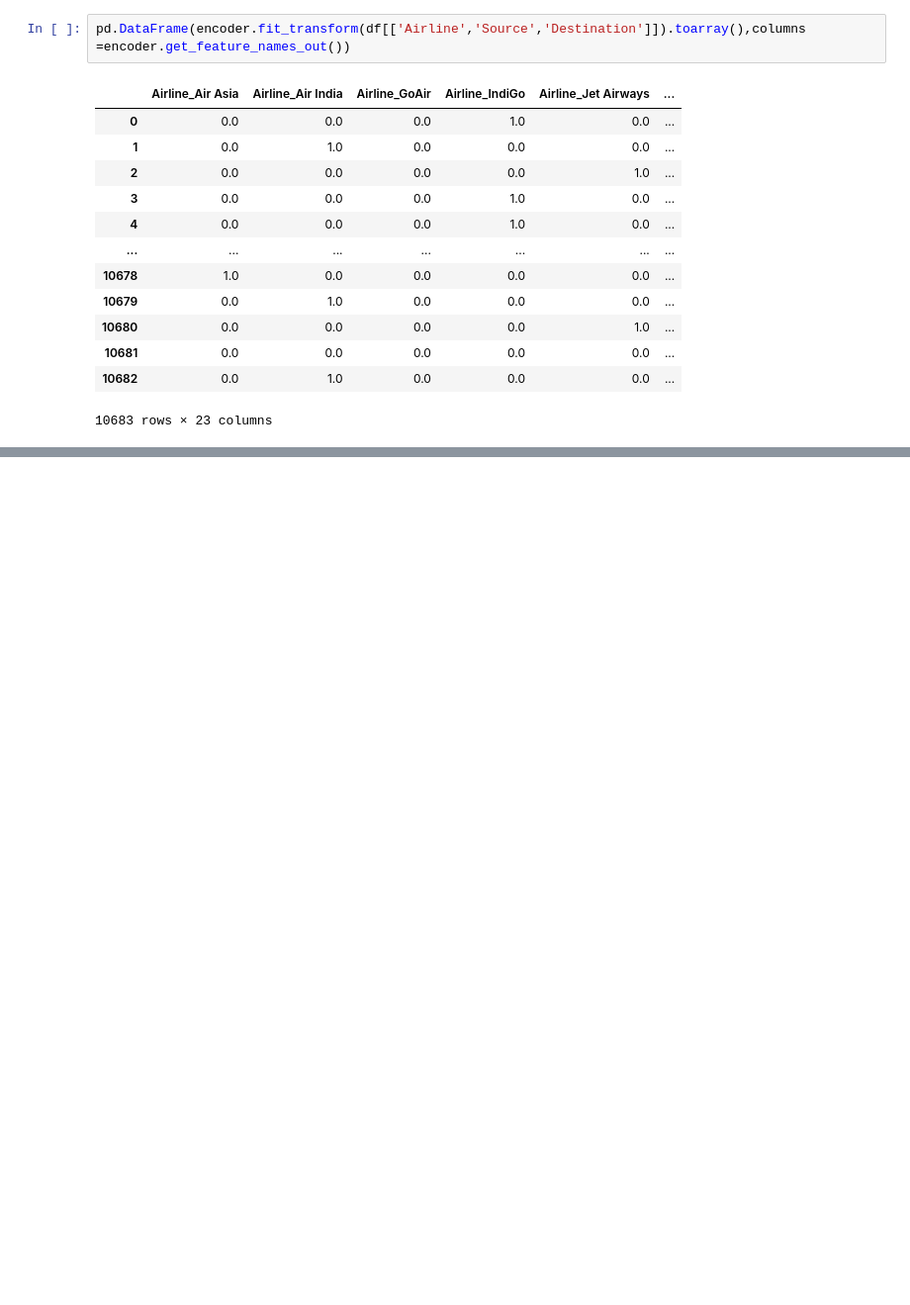
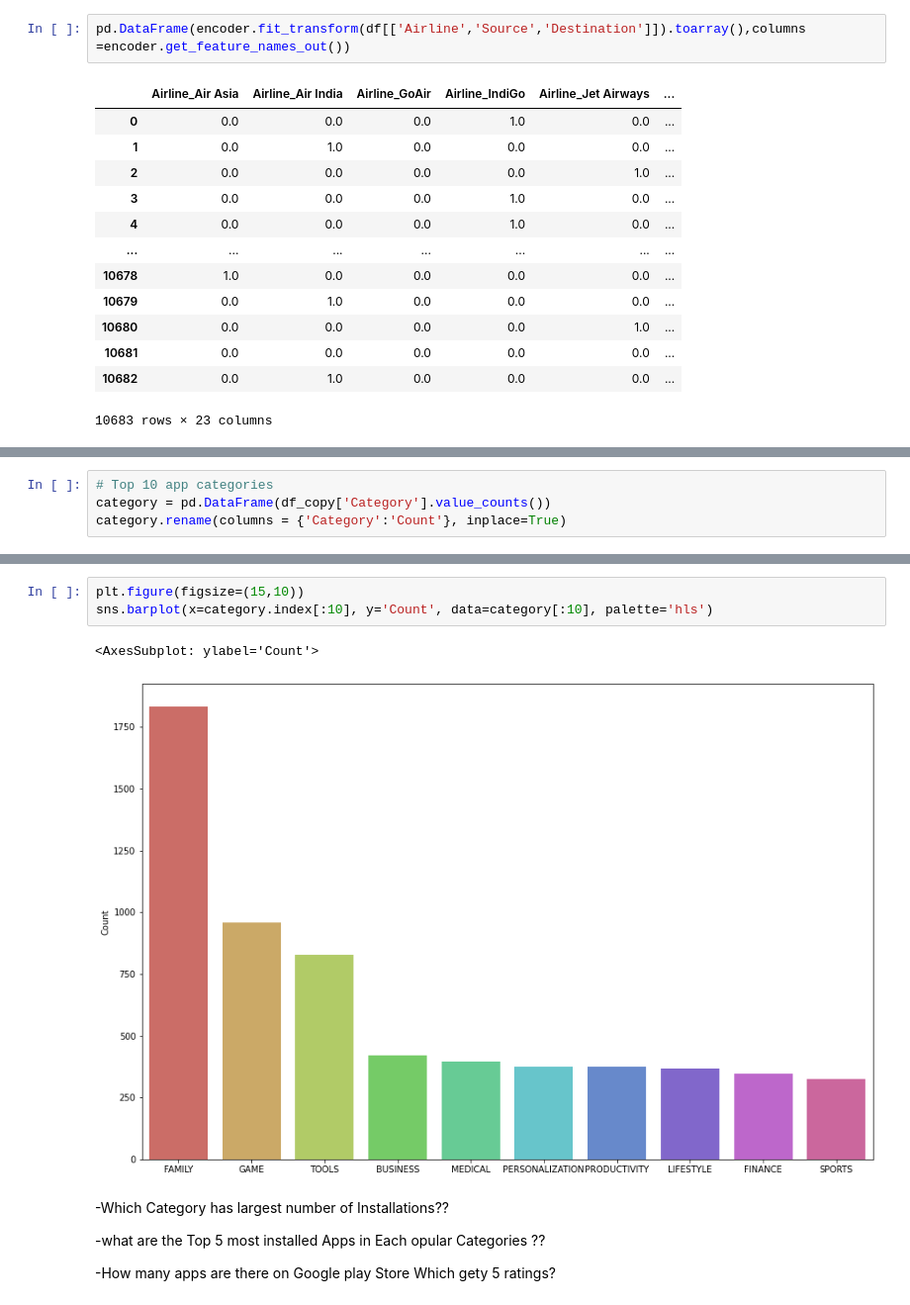
Before and after one commit to hari-r-v/PW_SKILLS, a Jupyter notebook: Data_science/EDA/EDA.ipynb, the cells around one changed output, grey strips where cells are left out. Shown at 99% size. Saved outputs shown, nothing was run; the diff lists cells and outputs as text; blank space fills up the shorter version.

```diff
--- a/Data_science/EDA/EDA.ipynb
+++ b/Data_science/EDA/EDA.ipynb
@@ -717,0 +1174,4 @@ pd.DataFrame(encoder.fit_transform(df[['Airline','Source','Destination']]).toarr
+# %%
+# Top 10 app categories
+category = pd.DataFrame(df_copy['Category'].value_counts())
+category.rename(columns = {'Category':'Count'}, inplace=True)
@@ -717,0 +1198,12 @@ pd.DataFrame(encoder.fit_transform(df[['Airline','Source','Destination']]).toarr
+# %%
+plt.figure(figsize=(15,10))
+sns.barplot(x=category.index[:10], y='Count', data=category[:10], palette='hls')
+# %% [output]
+<AxesSubplot: ylabel='Count'>
+[figure, added]
+# %% [markdown]
+-Which Category has largest number of Installations??
+
+-what are the Top 5 most installed Apps in Each opular Categories ??
+
+-How many apps are there on Google play Store Which gety 5 ratings?
```
Also changed, not shown: parts of 56 cells of this notebook, 1 other file.
